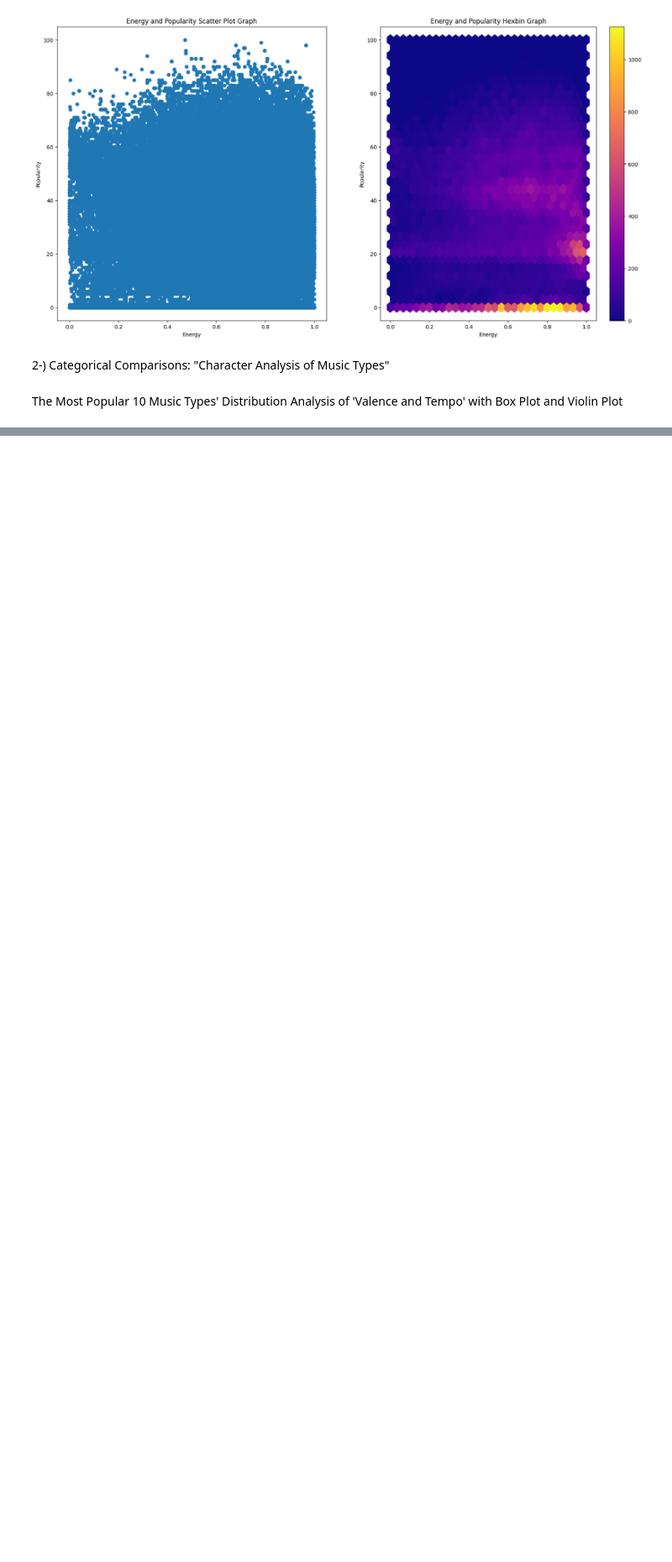
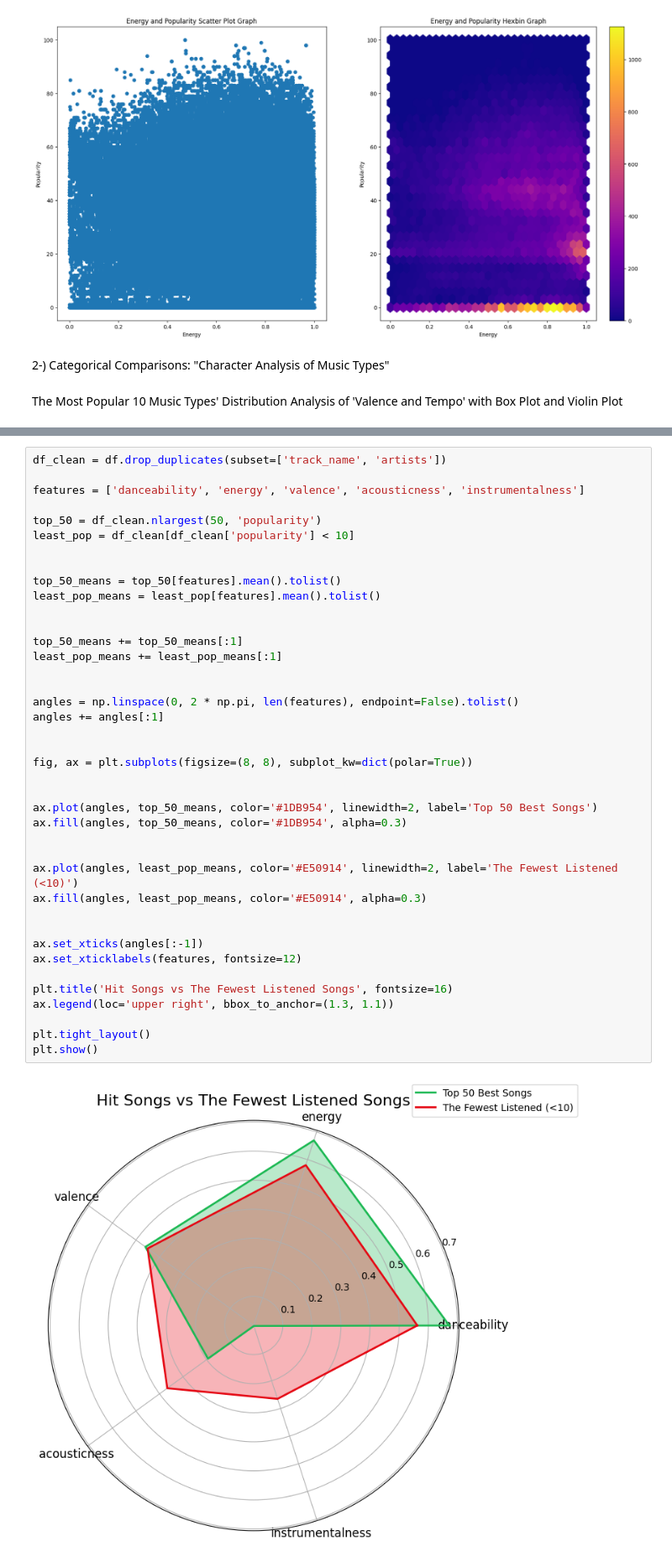
Before and after one commit to byt23/EDA-FeatureEngineering-Resampling_Encoding, a Jupyter notebook: Spotify 🎵 Tracks /spotify_tracks.ipynb, the cells around one changed output, grey strips where cells are left out. Shown at 84% size. Cells and saved outputs as stored; diff of their text form; blank space fills up the shorter version.

```diff
--- a/Spotify 🎵 Tracks /spotify_tracks.ipynb
+++ b/Spotify 🎵 Tracks /spotify_tracks.ipynb
@@ -143,0 +185,42 @@ plt.show()
+# %%
+df_clean = df.drop_duplicates(subset=['track_name', 'artists'])
+
+features = ['danceability', 'energy', 'valence', 'acousticness', 'instrumentalness']
+
+top_50 = df_clean.nlargest(50, 'popularity')
+least_pop = df_clean[df_clean['popularity'] < 10]
+
+
+top_50_means = top_50[features].mean().tolist()
+least_pop_means = least_pop[features].mean().tolist()
+
+
+top_50_means += top_50_means[:1]
+least_pop_means += least_pop_means[:1]
+
+
+angles = np.linspace(0, 2 * np.pi, len(features), endpoint=False).tolist()
+angles += angles[:1]
+
+
+fig, ax = plt.subplots(figsize=(8, 8), subplot_kw=dict(polar=True))
+
+
+ax.plot(angles, top_50_means, color='#1DB954', linewidth=2, label='Top 50 Best Songs')
+ax.fill(angles, top_50_means, color='#1DB954', alpha=0.3)
+
+
+ax.plot(angles, least_pop_means, color='#E50914', linewidth=2, label='The Fewest Listened (<10)')
+ax.fill(angles, least_pop_means, color='#E50914', alpha=0.3)
+
+
+ax.set_xticks(angles[:-1])
+ax.set_xticklabels(features, fontsize=12)
+
+plt.title('Hit Songs vs The Fewest Listened Songs', fontsize=16)
+ax.legend(loc='upper right', bbox_to_anchor=(1.3, 1.1))
+
+plt.tight_layout()
+plt.show()
+# %% [output]
+[figure, added]
```
Also changed, not shown: parts of 4 cells of this notebook, 1 other file.
